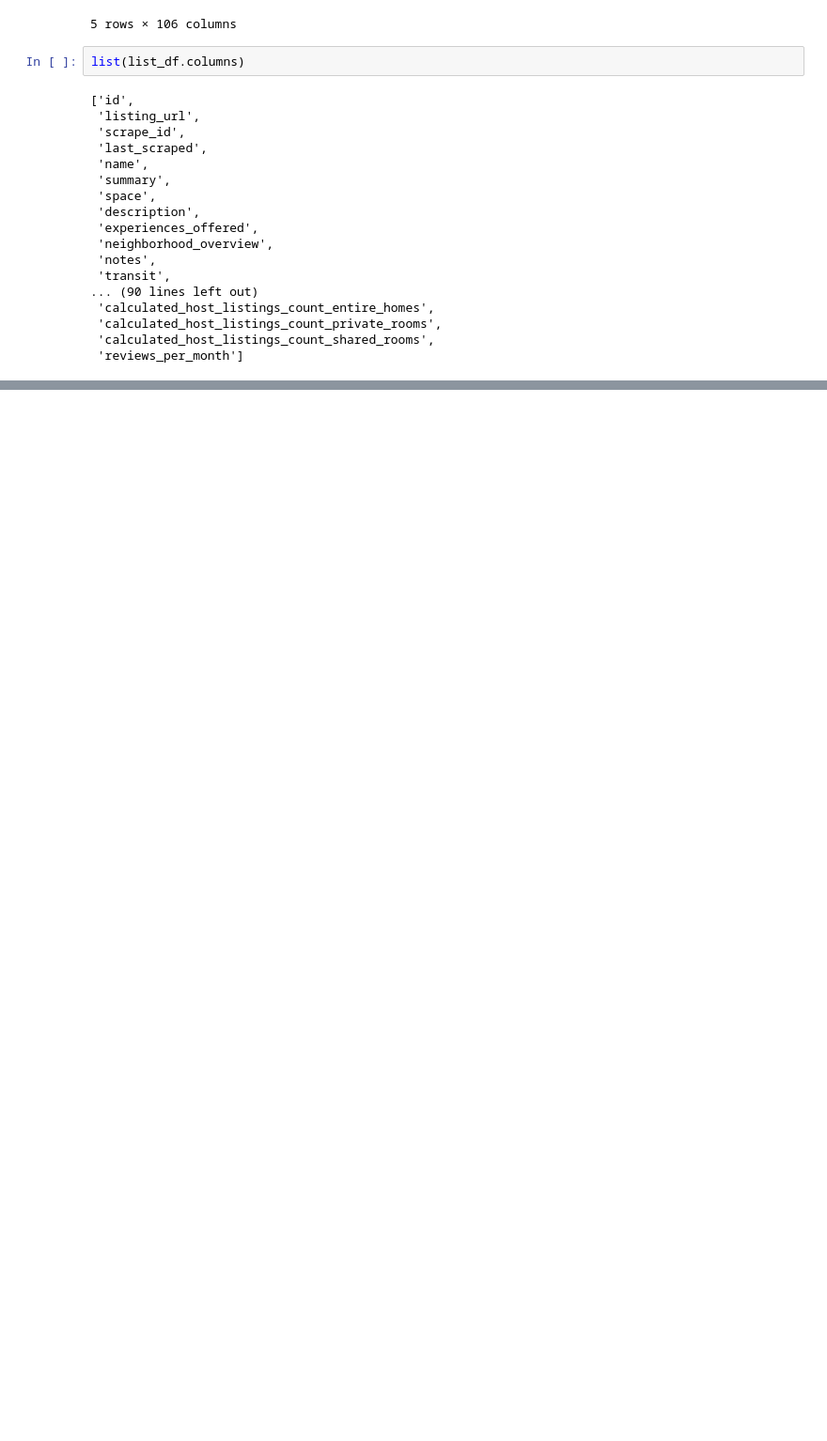
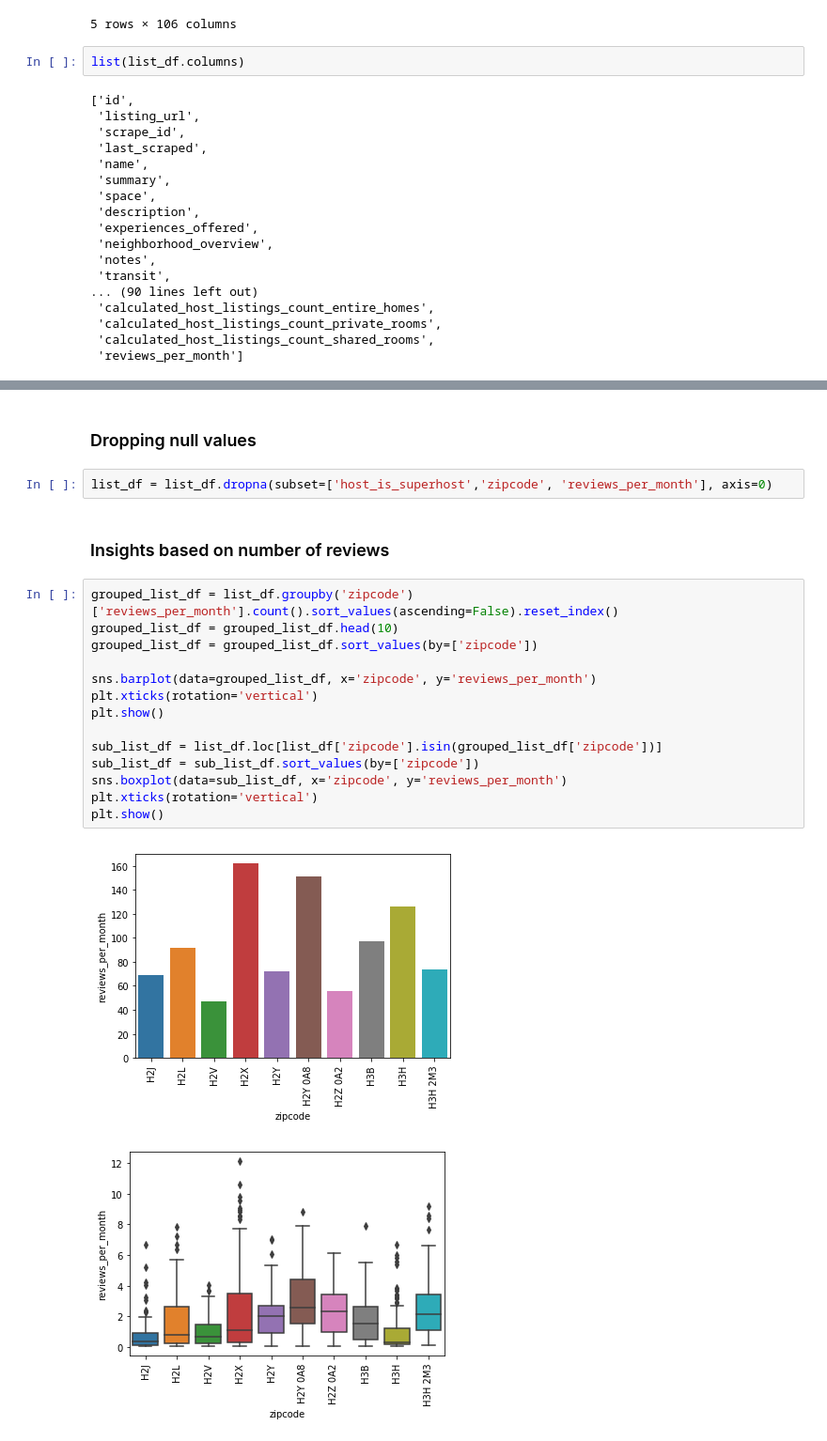
Before and after one commit to rajatsharma369007/montreal_airbnb, a Jupyter notebook: crisp-dm.ipynb, the cells around one changed output, grey strips where cells are left out. Shown at 94% size. Saved outputs shown, nothing was run; the diff lists cells and outputs as text; blank space fills up the shorter version.

```diff
--- a/crisp-dm.ipynb
+++ b/crisp-dm.ipynb
@@ -174,0 +187,23 @@ list(list_df.columns)
+# %% [markdown]
+### Dropping null values
+# %%
+list_df = list_df.dropna(subset=['host_is_superhost','zipcode', 'reviews_per_month'], axis=0)
+# %% [markdown]
+### Insights based on number of reviews
+# %%
+grouped_list_df = list_df.groupby('zipcode')['reviews_per_month'].count().sort_values(ascending=False).reset_index()
+grouped_list_df = grouped_list_df.head(10)
+grouped_list_df = grouped_list_df.sort_values(by=['zipcode'])
+
+sns.barplot(data=grouped_list_df, x='zipcode', y='reviews_per_month')
+plt.xticks(rotation='vertical')
+plt.show()
+
+sub_list_df = list_df.loc[list_df['zipcode'].isin(grouped_list_df['zipcode'])]
+sub_list_df = sub_list_df.sort_values(by=['zipcode'])
+sns.boxplot(data=sub_list_df, x='zipcode', y='reviews_per_month')
+plt.xticks(rotation='vertical')
+plt.show()
+# %% [output]
+[figure, added]
+[figure, added]
```
Also changed, not shown: parts of 30 cells of this notebook, 1 other file.
